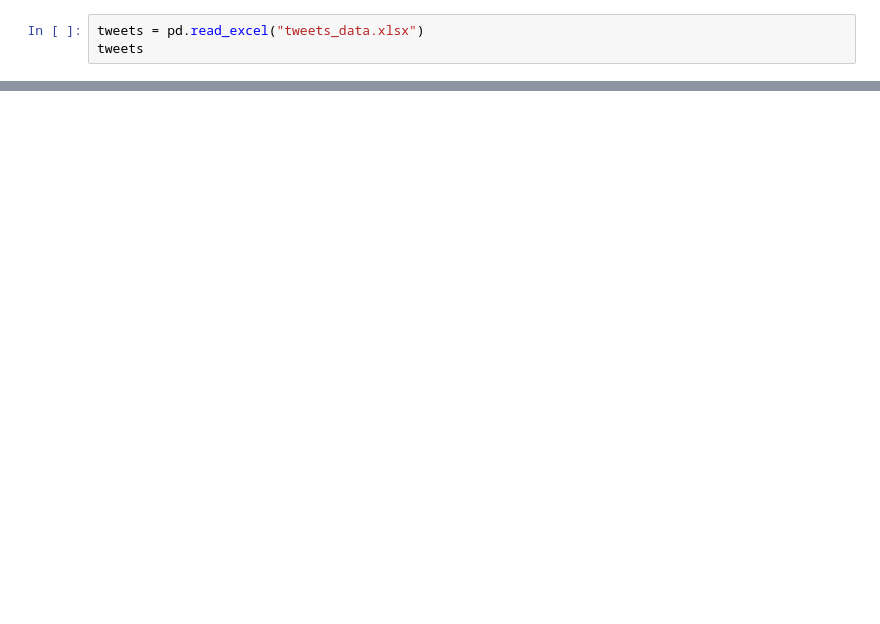
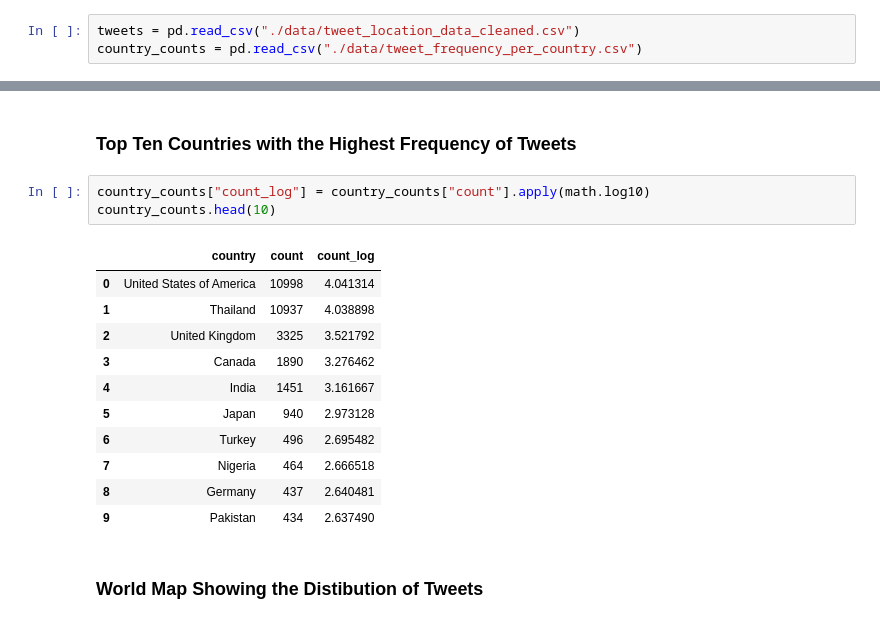
Before and after one commit to shaecodes/Sentiment-Analysis-on-US-Presidential-Inauguration-Tweets, a Jupyter notebook: sentiment_analysis_us tweets.ipynb, the cells around one changed output, grey strips where cells are left out. Cells and saved outputs as stored; diff of their text form; blank space fills up the shorter version.

```diff
--- a/sentiment_analysis_us tweets.ipynb
+++ b/sentiment_analysis_us tweets.ipynb
@@ -4,3 +8,3 @@ import os
 # %%
-tweets = pd.read_excel("tweets_data.xlsx")
-tweets
+tweets = pd.read_csv("./data/tweet_location_data_cleaned.csv")
+country_counts = pd.read_csv("./data/tweet_frequency_per_country.csv")
@@ -20,0 +46,19 @@ tweets
+# %% [markdown]
+### Top Ten Countries with the Highest Frequency of Tweets
+# %%
+country_counts["count_log"] = country_counts["count"].apply(math.log10)
+country_counts.head(10)
+# %% [output]
+|  | country | count | count_log |
+| 0 | United States of America | 10998 | 4.041314 |
+| 1 | Thailand | 10937 | 4.038898 |
+| 2 | United Kingdom | 3325 | 3.521792 |
+| 3 | Canada | 1890 | 3.276462 |
+| 4 | India | 1451 | 3.161667 |
+| 5 | Japan | 940 | 2.973128 |
+| 6 | Turkey | 496 | 2.695482 |
+| 7 | Nigeria | 464 | 2.666518 |
+| 8 | Germany | 437 | 2.640481 |
+| 9 | Pakistan | 434 | 2.637490 |
+# %% [markdown]
+### World Map Showing the Distibution of Tweets
```
Also changed, not shown: parts of 11 cells of this notebook, 4 other files.
